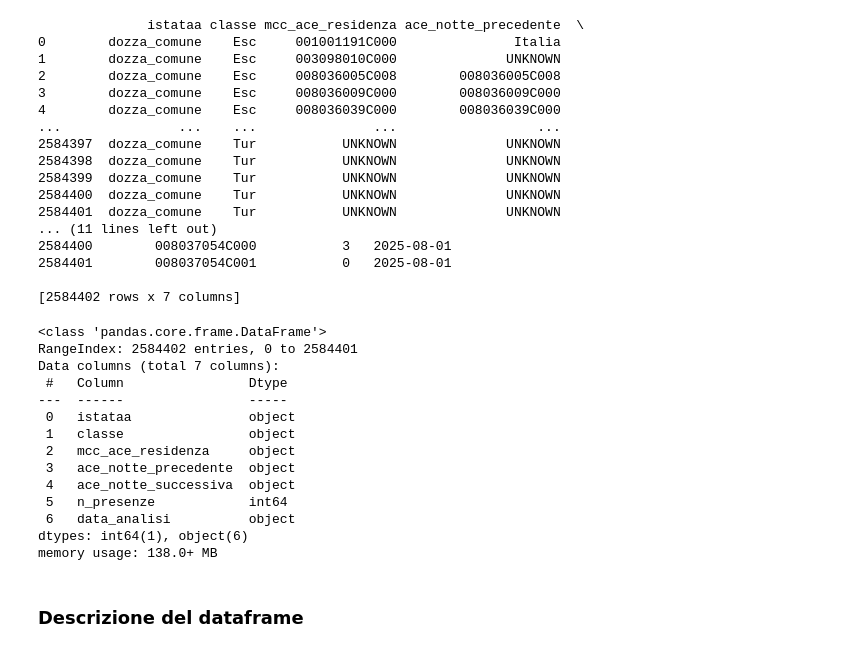
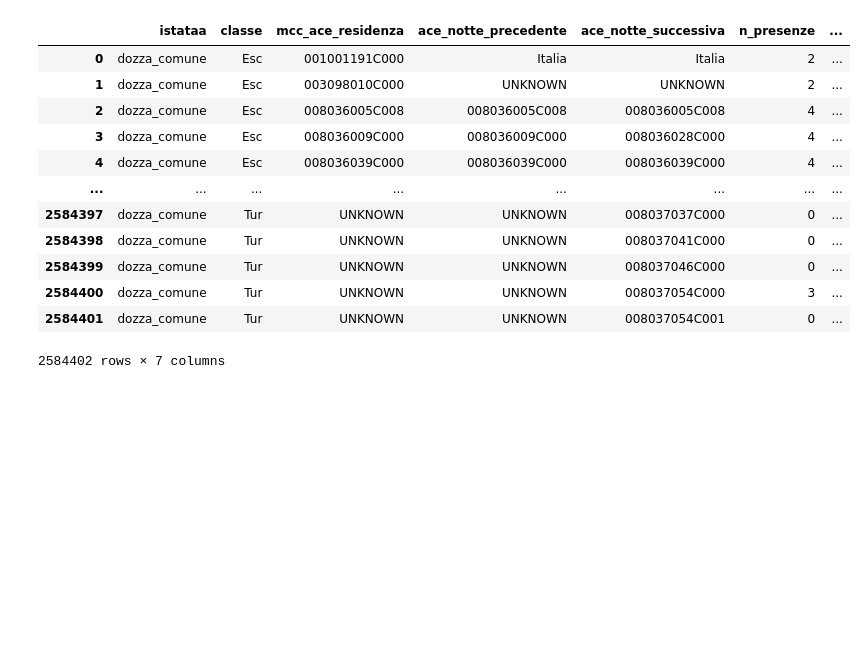
Before and after one commit to nbicocchi/S4C-Project, a Jupyter notebook: experiments/dataset2025/data_analysis/presence_analysis.ipynb, the cells around one changed output. Saved outputs shown, nothing was run; the diff lists cells and outputs as text; code cells hidden in the pictures; blank space fills up the shorter version.

```diff
--- a/experiments/dataset2025/data_analysis/presence_analysis.ipynb
+++ b/experiments/dataset2025/data_analysis/presence_analysis.ipynb
@@ -7,39 +7,19 @@ import seaborn as sns
 engine = create_engine("postgresql://admin:admin123@localhost:5432/DozzaDB")
 # %%
 df = pd.read_sql("SELECT * FROM presences", engine)
-print(df)
+
+df
 # %% [output]
+|  | istataa | classe | mcc_ace_residenza | ace_notte_precedente | ace_notte_successiva | n_presenze | ... |
+| 0 | dozza_comune | Esc | 001001191C000 | Italia | Italia | 2 | ... |
+| 1 | dozza_comune | Esc | 003098010C000 | UNKNOWN | UNKNOWN | 2 | ... |
+| 2 | dozza_comune | Esc | 008036005C008 | 008036005C008 | 008036005C008 | 4 | ... |
+| 3 | dozza_comune | Esc | 008036009C000 | 008036009C000 | 008036028C000 | 4 | ... |
+| 4 | dozza_comune | Esc | 008036039C000 | 008036039C000 | 008036039C000 | 4 | ... |
+| ... | ... | ... | ... | ... | ... | ... | ... |
+| 2584397 | dozza_comune | Tur | UNKNOWN | UNKNOWN | 008037037C000 | 0 | ... |
+| 2584398 | dozza_comune | Tur | UNKNOWN | UNKNOWN | 008037041C000 | 0 | ... |
+| 2584399 | dozza_comune | Tur | UNKNOWN | UNKNOWN | 008037046C000 | 0 | ... |
+| 2584400 | dozza_comune | Tur | UNKNOWN | UNKNOWN | 008037054C000 | 3 | ... |
+| 2584401 | dozza_comune | Tur | UNKNOWN | UNKNOWN | 008037054C001 | 0 | ... |
-              istataa classe mcc_ace_residenza ace_notte_precedente  \
-0        dozza_comune    Esc     001001191C000               Italia
-1        dozza_comune    Esc     003098010C000              UNKNOWN
-2        dozza_comune    Esc     008036005C008        008036005C008
-3        dozza_comune    Esc     008036009C000        008036009C000
-4        dozza_comune    Esc     008036039C000        008036039C000
-...               ...    ...               ...                  ...
-2584397  dozza_comune    Tur           UNKNOWN              UNKNOWN
-2584398  dozza_comune    Tur           UNKNOWN              UNKNOWN
-2584399  dozza_comune    Tur           UNKNOWN              UNKNOWN
-2584400  dozza_comune    Tur           UNKNOWN              UNKNOWN
-2584401  dozza_comune    Tur           UNKNOWN              UNKNOWN
-... (11 lines left out)
-2584400        008037054C000           3   2025-08-01
-2584401        008037054C001           0   2025-08-01
-
-[2584402 rows x 7 columns]
+2584402 rows × 7 columns
-# %%
-df.info()
-# %% [output]
-<class 'pandas.core.frame.DataFrame'>
-RangeIndex: 2584402 entries, 0 to 2584401
-Data columns (total 7 columns):
- #   Column                Dtype
----  ------                -----
- 0   istataa               object
- 1   classe                object
- 2   mcc_ace_residenza     object
- 3   ace_notte_precedente  object
- 4   ace_notte_successiva  object
- 5   n_presenze            int64
- 6   data_analisi          object
-dtypes: int64(1), object(6)
-memory usage: 138.0+ MB
@@ -48,2 +25,0 @@ df["data_analisi"] = pd.to_datetime(df["data_analisi"])
-# %% [markdown]
-### Descrizione del dataframe
```
Also changed, not shown: parts of 7 cells of this notebook, 19 other files.
